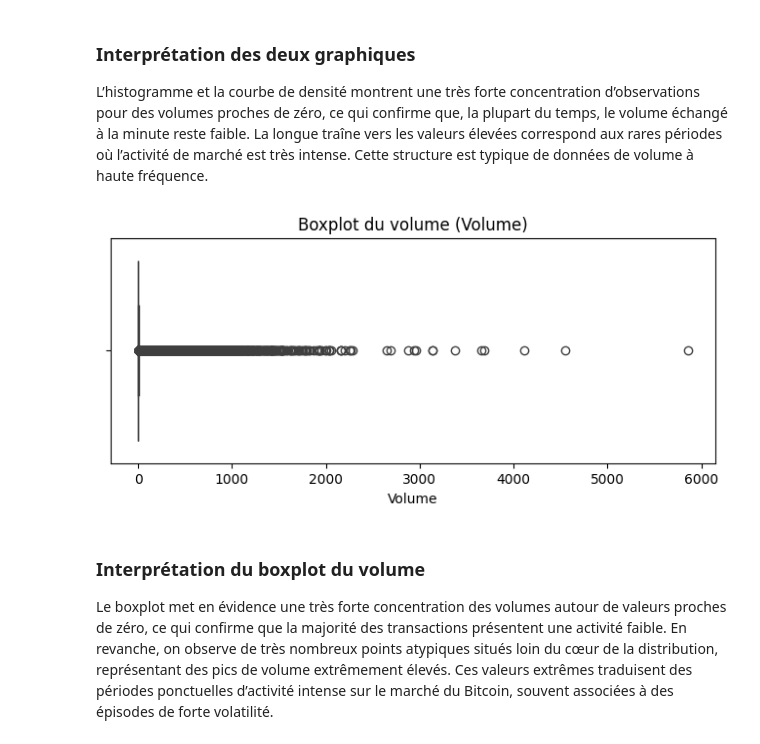
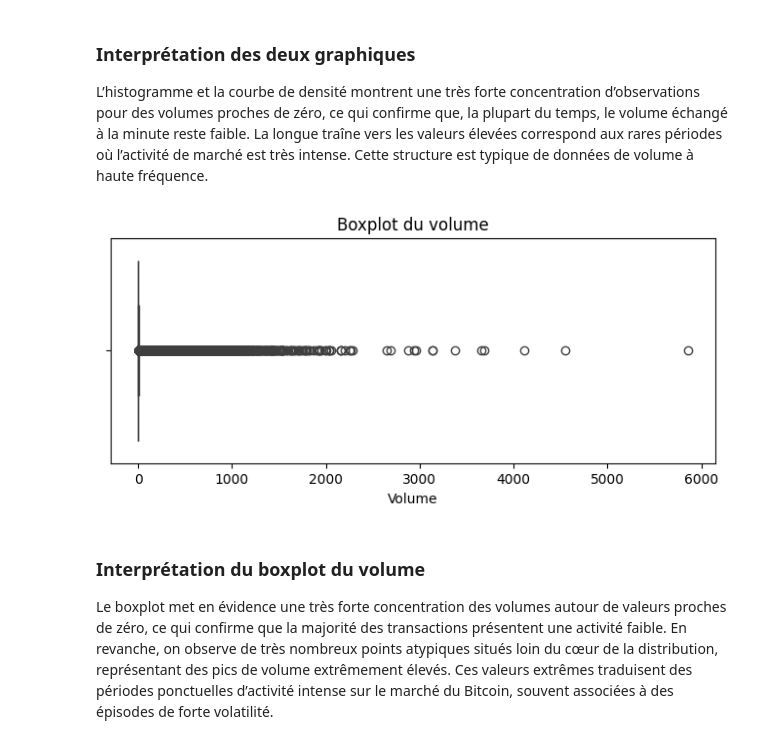
Before and after one commit to Verladoo/Analyse-temporelle-du-Bitcoin, a Jupyter notebook: notebook.ipynb, the cells around one changed output. Cells and saved outputs as stored; diff of their text form; code cells hidden in the pictures.

```diff
--- a/notebook.ipynb
+++ b/notebook.ipynb
@@ -267,12 +390,14 @@ La courbe de densité montre une très forte concentration des volumes à proxim
 
 L’histogramme et la courbe de densité montrent une très forte concentration d’observations pour des volumes proches de zéro, ce qui confirme que, la plupart du temps, le volume échangé à la minute reste faible. La longue traîne vers les valeurs élevées correspond aux rares périodes où l’activité de marché est très intense. Cette structure est typique de données de volume à haute fréquence.
 # %%
+#Boxplot du volume
+
 plt.figure(figsize=(8, 3))
 sns.boxplot(x=df["Volume"])
-plt.title("Boxplot du volume (Volume)")
+plt.title("Boxplot du volume")
 plt.show()
 # %% [output]
-[figure, old version]
+[figure, new version]
 # %% [markdown]
 ### Interprétation du boxplot du volume
 
```
Also changed, not shown: parts of 37 cells of this notebook.
